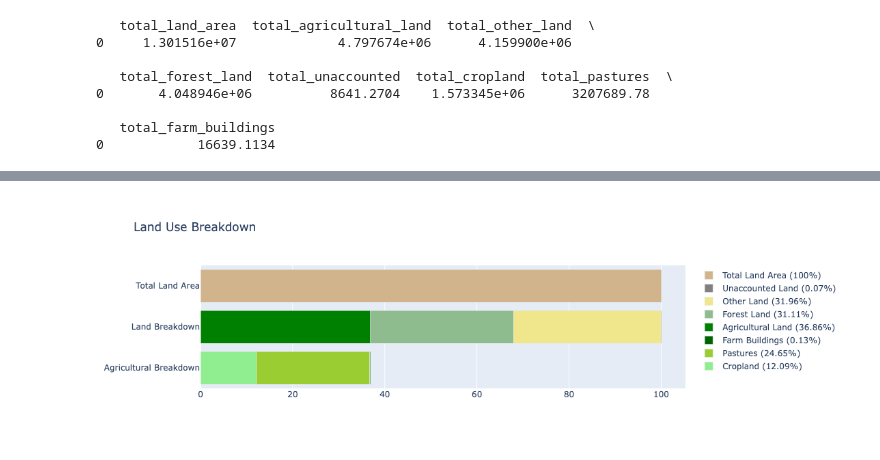
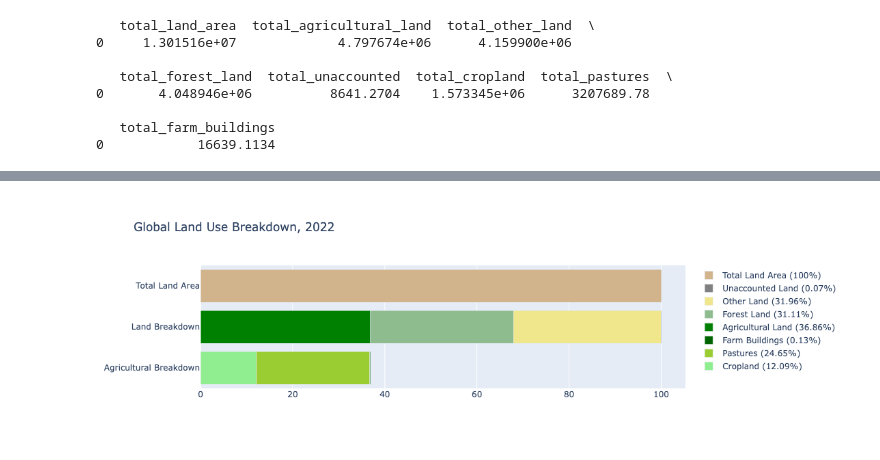
Before and after one commit to epsilonite/data-viz-project, a Jupyter notebook: static/land_use_chart.ipynb, the cells around one changed output, grey strips where cells are left out. Drawn from its saved outputs; the diff is of its cells as text; code cells hidden in the pictures.

```diff
--- a/static/land_use_chart.ipynb
+++ b/static/land_use_chart.ipynb
@@ -69,11 +69,17 @@ print(result)
 
    total_farm_buildings
 0            16639.1134
+# %%
+# Extract values for the chart
+total_land_area = result['total_land_area'].values[0]
+total_agricultural_land = result['total_agricultural_land'].values[0]
+total_other_land = result['total_other_land'].values[0]
+total_forest_land = result['total_forest_land'].values[0]
+total_unaccounted = result['total_unaccounted'].values[0]
+total_cropland = result['total_cropland'].values[0]
+total_pastures = result['total_pastures'].values[0]
+total_farm_buildings = result['total_farm_buildings'].values[0]
 # %%
-# Function to calculate percentages
-def calc_percentage(value, total):
-    return (value / total) * 100
-
 # Percentages relative to the total land area
 def calc_percentage(value):
     return (value / total_land_area) * 100
@@ -173,7 +179,7 @@ fig.add_trace(go.Bar(
 
 # Update layout to show labels as percentages
 fig.update_layout(
-    title='Land Use Breakdown',
+    title='Global Land Use Breakdown, 2022',
     barmode='stack',
 #    xaxis=dict(title='Percentage'),
 #    yaxis=dict(title='Land Categories'),
@@ -186 +193 @@ fig.show()
-[figure, old version]
+[figure, new version]
```
Also changed, not shown: parts of 3 cells of this notebook, 2 other files.
